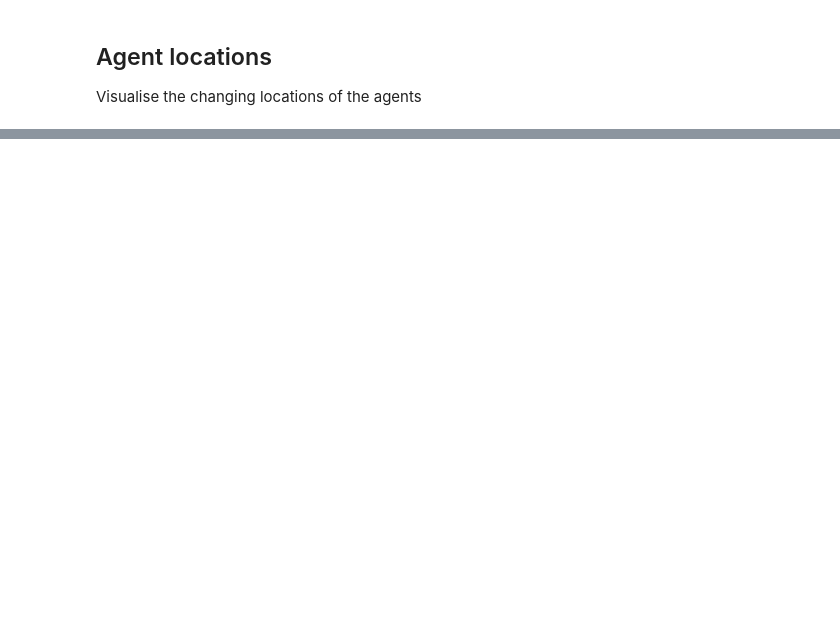
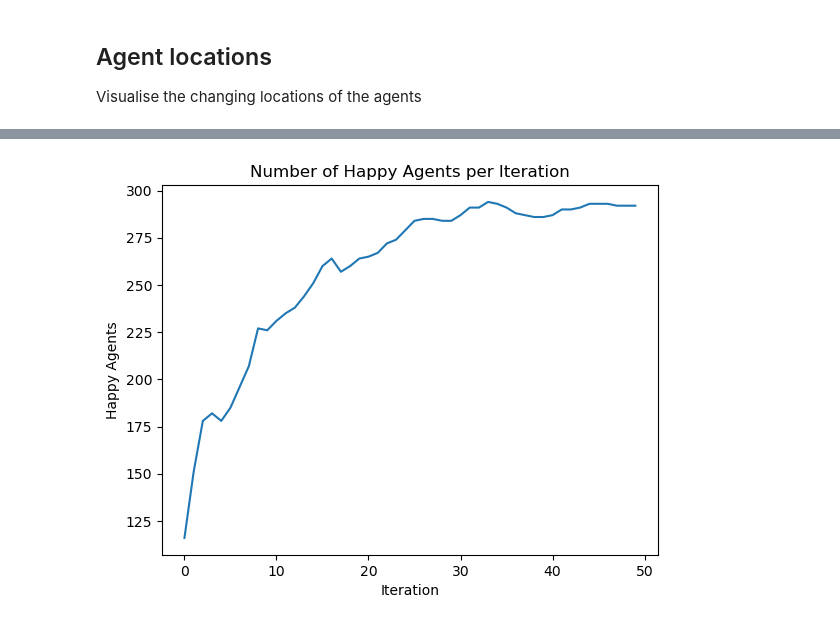
Before and after one commit to nickmalleson/playground, a Jupyter notebook: llm/schelling_embeddings.ipynb, the cells around one changed output, grey strips where cells are left out. Drawn from its saved outputs; the diff is of its cells as text; code cells hidden in the pictures; blank space fills up the shorter version.

```diff
--- a/llm/schelling_embeddings.ipynb
+++ b/llm/schelling_embeddings.ipynb
@@ -161,0 +169,7 @@ Iteration 29: 297 happy agents
+# %%
+# Plot the happiness graph too
+fig = model.plot_happiness(return_fig=True)
+fig.savefig("Happiness.pdf", bbox_inches='tight', dpi=128)
+fig.show()
+# %% [output]
+[figure, added]
```
Also changed, not shown: parts of 4 cells of this notebook, 1 other file.
